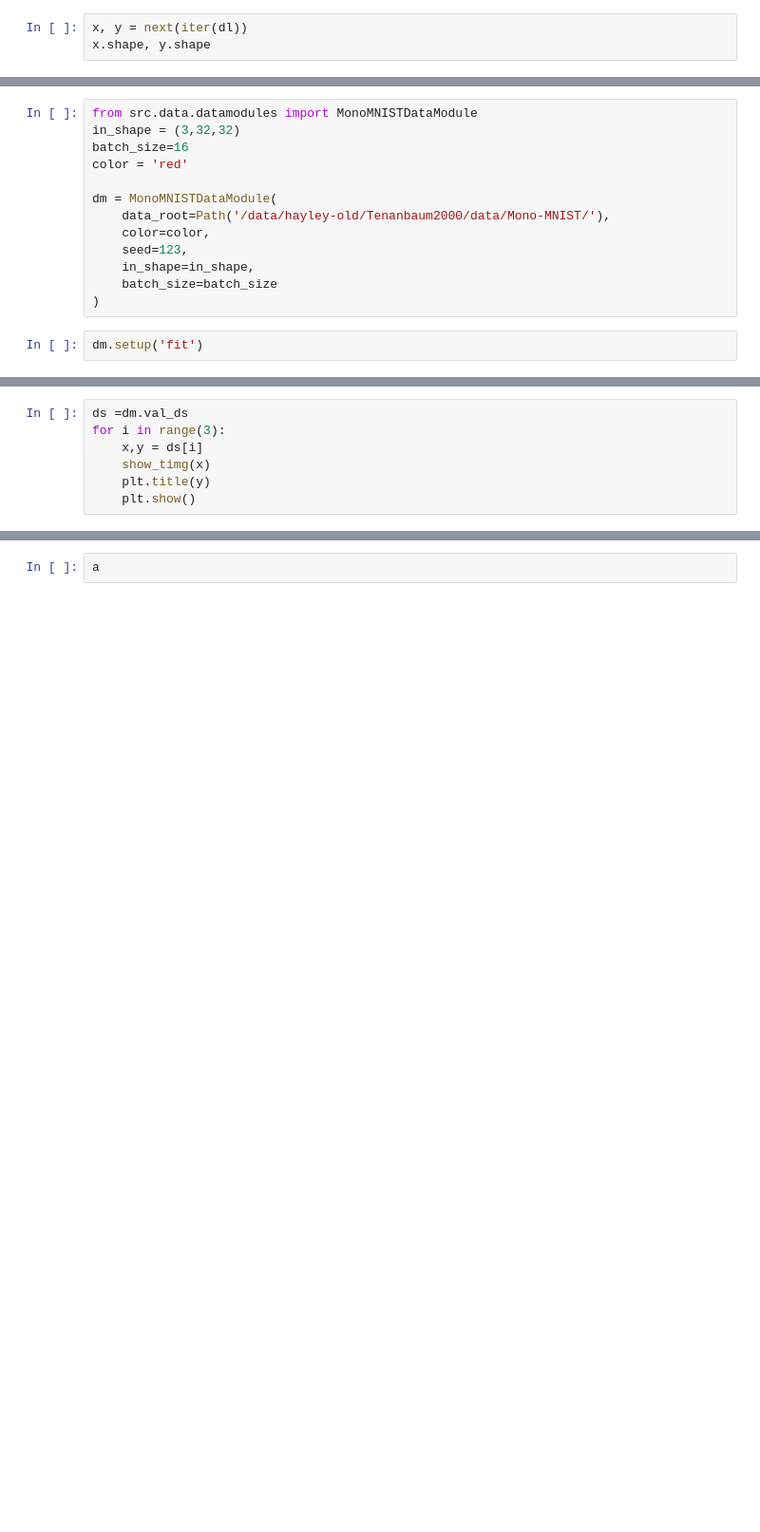
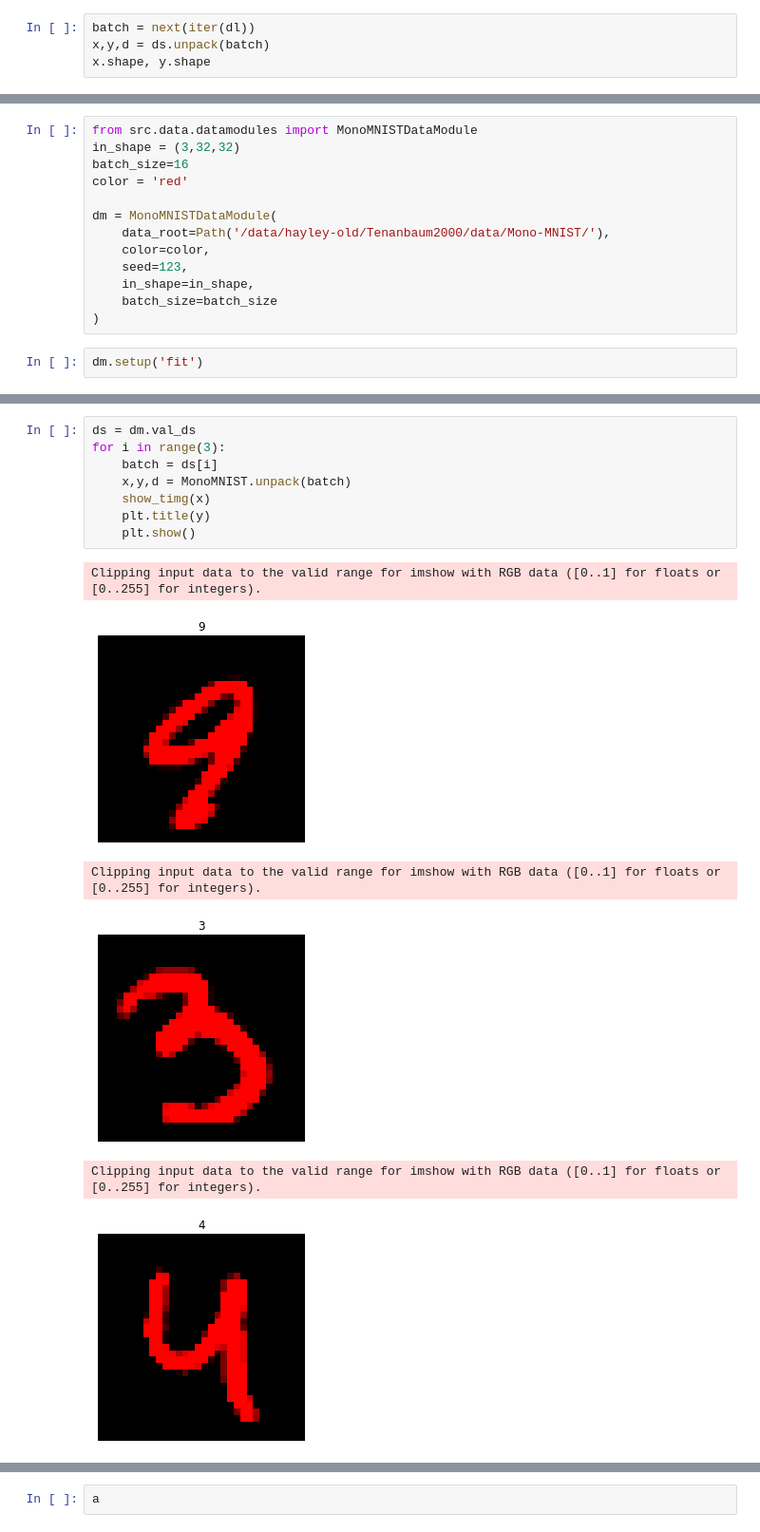
Before and after one commit to cocoaaa/Tenenbaum2000, a Jupyter notebook: nbs/01-b-i-demo-mono-mnist-datamodule.ipynb, the cells around one changed output, grey strips where cells are left out. Shown: that part at 95% size. Saved outputs shown, nothing was run; the diff lists cells and outputs as text; blank space fills up the shorter version.

```diff
--- a/nbs/01-b-i-demo-mono-mnist-datamodule.ipynb
+++ b/nbs/01-b-i-demo-mono-mnist-datamodule.ipynb
@@ -116,5 +137,6 @@ for ds in [GrayMNIST, RedMNIST, GreenMNIST, BlueMNIST]:
 ds = RedMNIST
 dl = DataLoader(ds)
 # %%
-x, y = next(iter(dl))
+batch = next(iter(dl))
+x,y,d = ds.unpack(batch)
 x.shape, y.shape
@@ -142,8 +168,16 @@ dm.n_train, dm.n_val
 # %%
-ds =dm.val_ds
+ds = dm.val_ds
 for i in range(3):
-    x,y = ds[i]
+    batch = ds[i]
+    x,y,d = MonoMNIST.unpack(batch)
     show_timg(x)
     plt.title(y)
     plt.show()
+# %% [output]
+Clipping input data to the valid range for imshow with RGB data ([0..1] for floats or [0..255] for integers).
+[figure, added]
+Clipping input data to the valid range for imshow with RGB data ([0..1] for floats or [0..255] for integers).
+[figure, added]
+Clipping input data to the valid range for imshow with RGB data ([0..1] for floats or [0..255] for integers).
+[figure, added]
 # %%
```
Also changed, not shown: parts of 6 cells of this notebook.
